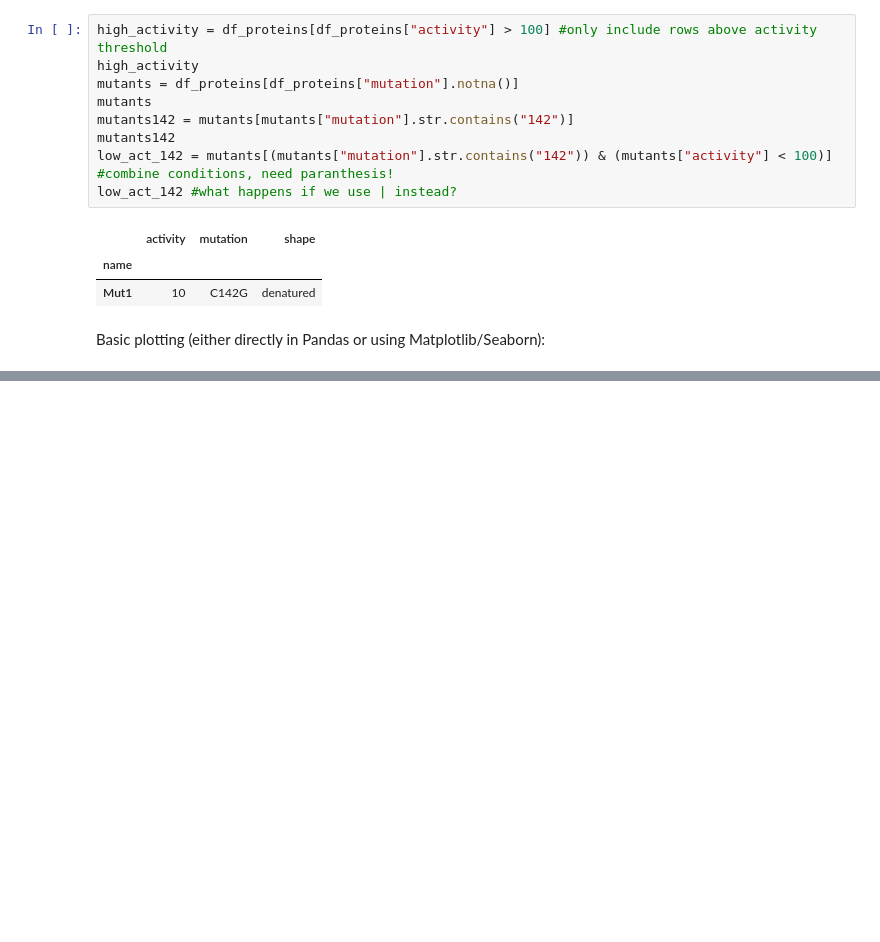
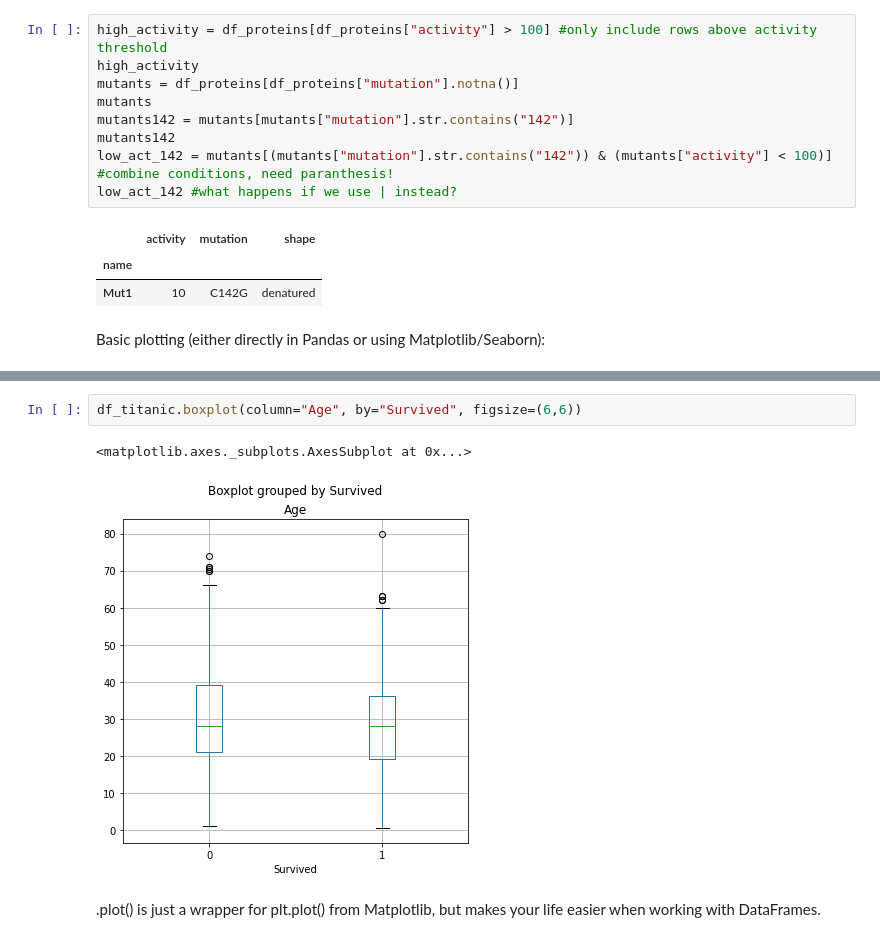
Before and after one commit to kdidi99/Informatics_in_Biochemistry_Course, a Jupyter notebook: notebooks/day_3_data_analysis_1.ipynb, the cells around one changed output, grey strips where cells are left out. Saved outputs shown, nothing was run; the diff lists cells and outputs as text; blank space fills up the shorter version.

```diff
--- a/notebooks/day_3_data_analysis_1.ipynb
+++ b/notebooks/day_3_data_analysis_1.ipynb
@@ -254,0 +258,7 @@ Basic plotting (either directly in Pandas or using Matplotlib/Seaborn):
+# %%
+df_titanic.boxplot(column="Age", by="Survived", figsize=(6,6))
+# %% [output]
+<matplotlib.axes._subplots.AxesSubplot at 0x...>
+[figure, added]
+# %% [markdown]
+.plot() is just a wrapper for plt.plot() from Matplotlib, but makes your life easier when working with DataFrames.
```
Also changed, not shown: parts of 2 cells of this notebook.
